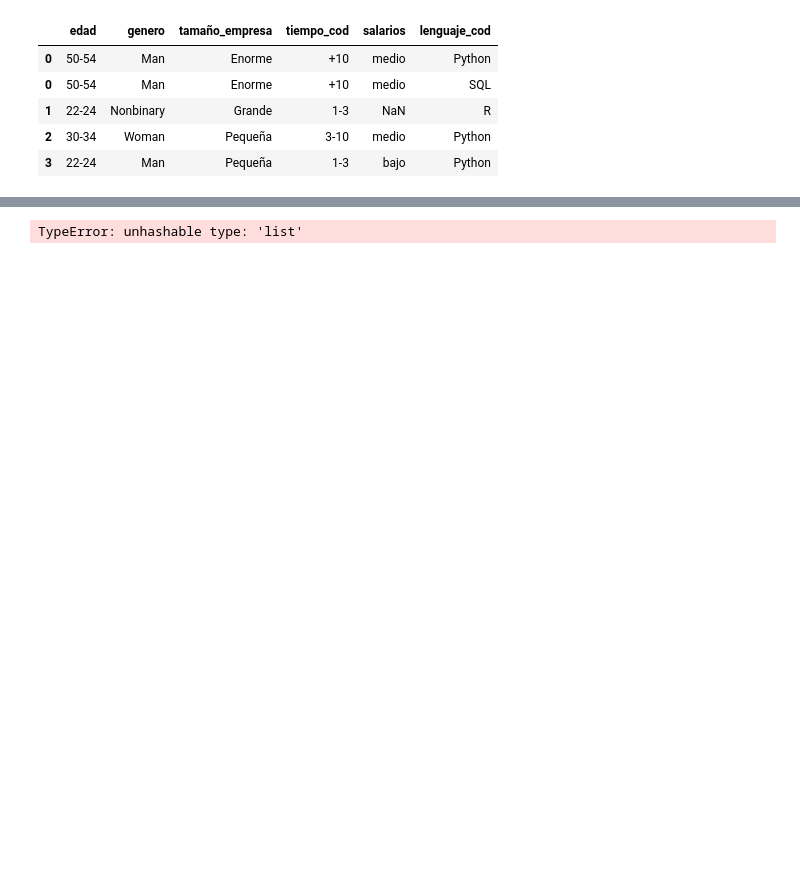
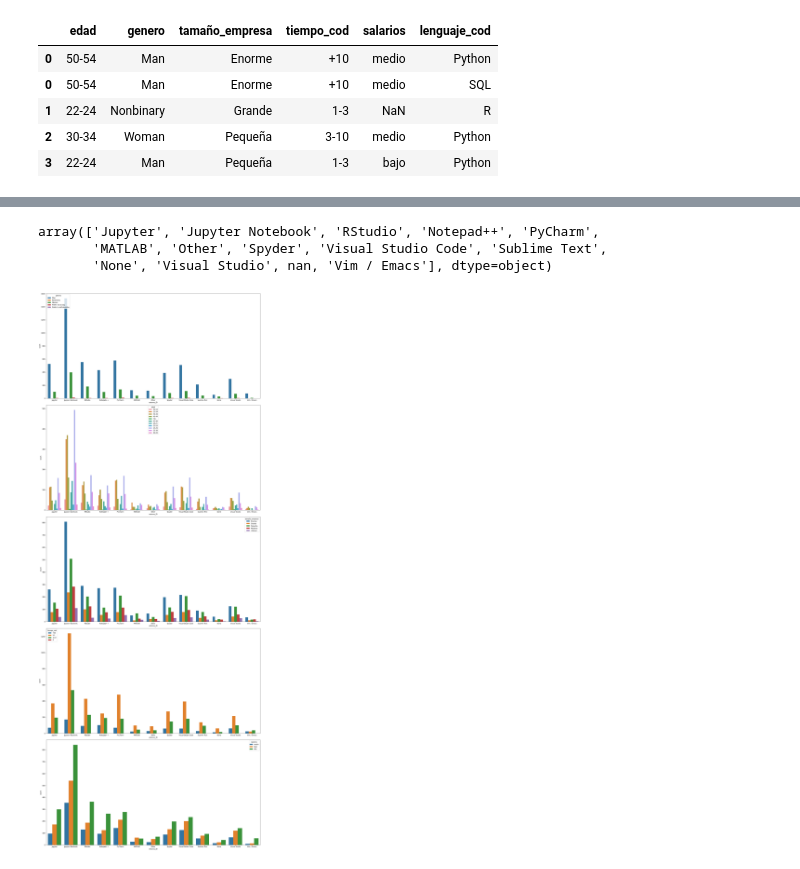
Before and after one commit to Adalab/project-da-promo-d-modulo-2-team-4, a Jupyter notebook: exploracion/graficos.ipynb, the cells around one changed output, grey strips where cells are left out. Saved outputs shown, nothing was run; the diff lists cells and outputs as text; code cells hidden in the pictures; blank space fills up the shorter version.

```diff
--- a/exploracion/graficos.ipynb
+++ b/exploracion/graficos.ipynb
@@ -67,6 +97,14 @@ df.head()
+# %%
+df["entorno_ID"] = df["entorno_ID"].apply(lambda data:re.sub("\(.*\)", "",data) if type(data)== str else np.nan)
 # %%
-df['entorno_ID'] = df['entorno_ID'].str.split(')')
+df['entorno_ID'] = df['entorno_ID'].str.split(',')
+# %%
+df_filtrado4 = df[['edad', 'genero', 'tamaño_empresa', 'tiempo_cod', 'salarios', 'entorno_ID']]
+
+df_filtrado4 = df_filtrado4.explode('entorno_ID')
 # %%
-df['entorno_ID'].unique()
+df_filtrado4['entorno_ID'].unique()
 # %% [output]
-TypeError: unhashable type: 'list'
+array(['Jupyter', 'Jupyter Notebook', 'RStudio', 'Notepad++', 'PyCharm',
+       'MATLAB', 'Other', 'Spyder', 'Visual Studio Code', 'Sublime Text',
+       'None', 'Visual Studio', nan, 'Vim / Emacs'], dtype=object)
@@ -76,0 +111,13 @@ df_filtrado = df_filtrado.explode('lenguaje_cod')
+# %%
+df_filtrado4['entorno_ID'] = df_filtrado4['entorno_ID'].str.strip()
+# %%
+fig, axes = plt.subplots(5,1, figsize = (20,50))
+sns.countplot(x = 'entorno_ID', data = df_filtrado4, hue = 'genero', ax = axes[0])
+sns.countplot(x = 'entorno_ID', data = df_filtrado4, hue = 'edad', ax = axes[1])
+sns.countplot(x = 'entorno_ID', data = df_filtrado4, hue = 'tamaño_empresa', ax = axes[2])
+sns.countplot(x = 'entorno_ID', data = df_filtrado4, hue = 'tiempo_cod', ax = axes[3])
+sns.countplot(x = 'entorno_ID', data = df_filtrado4, hue = 'salarios', ax = axes[4])
+
+plt.tight_layout()
+# %% [output]
+[figure, added]
```
Also changed, not shown: parts of 11 cells of this notebook.
